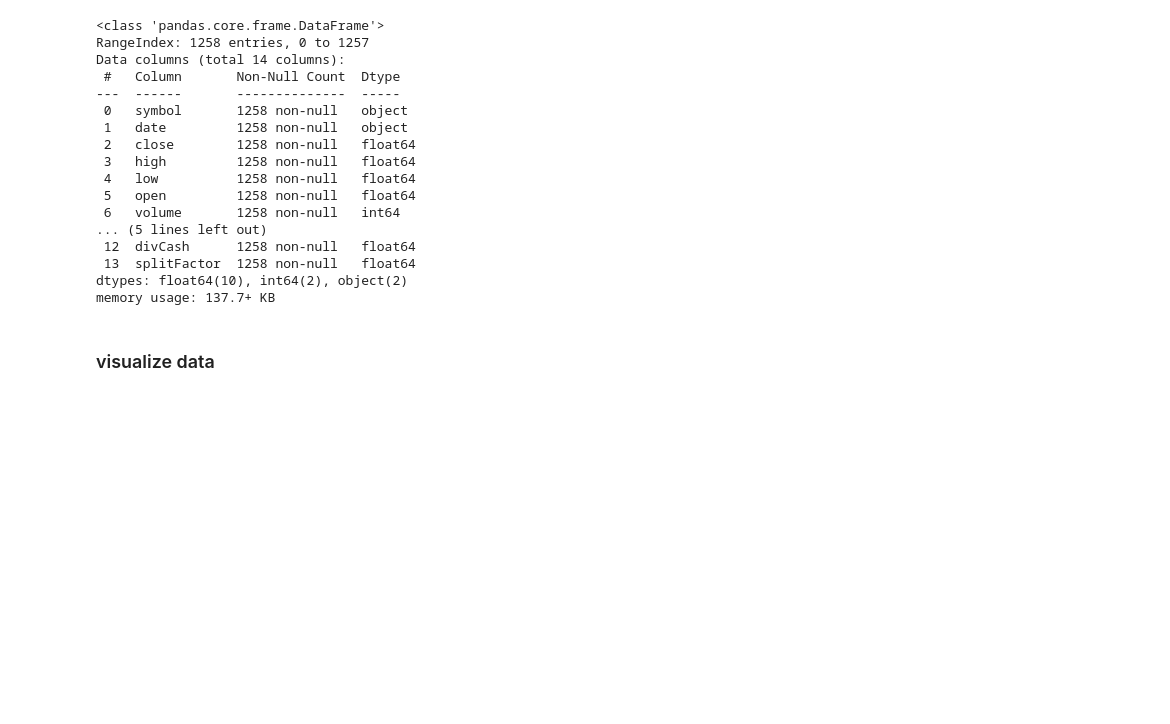
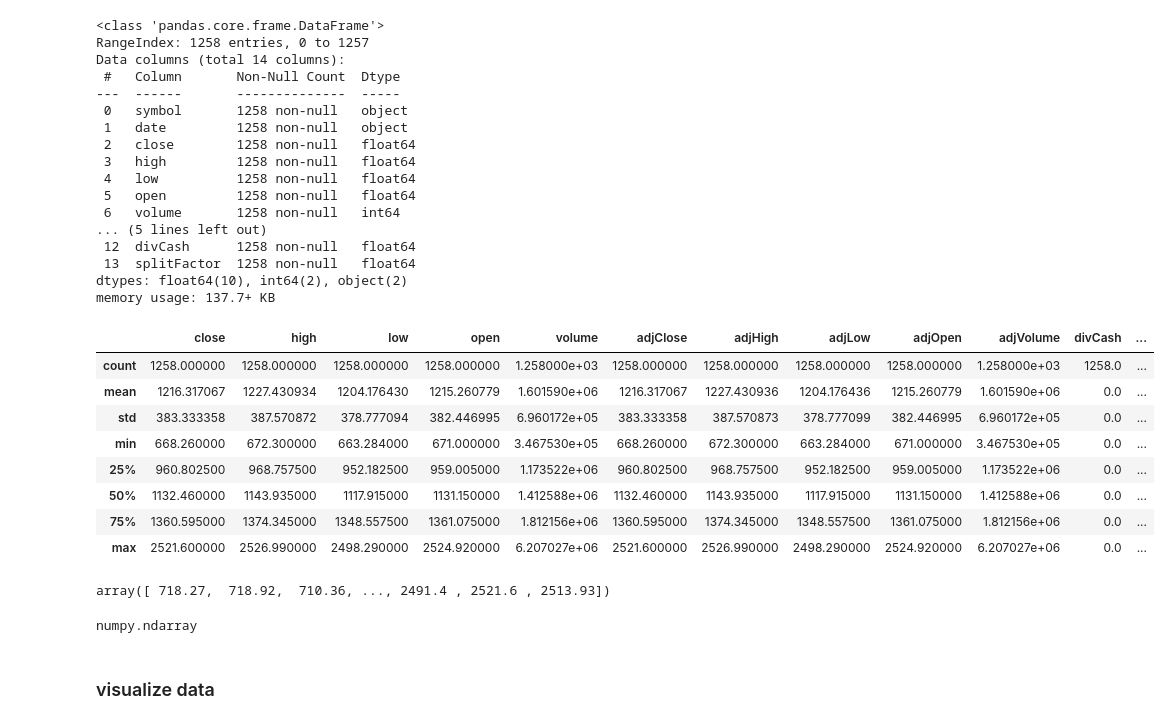
Before and after one commit to Graciele89/Integrated_CA, a Jupyter notebook: 2023346_Integrated_CA.ipynb, the cells around one changed output. Drawn from its saved outputs; the diff is of its cells as text; code cells hidden in the pictures; blank space fills up the shorter version.

```diff
--- a/2023346_Integrated_CA.ipynb
+++ b/2023346_Integrated_CA.ipynb
@@ -54,3 +67,15 @@ Data columns (total 14 columns):
  13  splitFactor  1258 non-null   float64
 dtypes: float64(10), int64(2), object(2)
 memory usage: 137.7+ KB
+# %%
+df.describe()
+# %% [output]
+|  | close | high | low | open | volume | adjClose | adjHigh | adjLow | adjOpen | adjVolume | divCash | ... |
+| count | 1258.000000 | 1258.000000 | 1258.000000 | 1258.000000 | 1.258000e+03 | 1258.000000 | 1258.000000 | 1258.000000 | 1258.000000 | 1.258000e+03 | 1258.0 | ... |
+| mean | 1216.317067 | 1227.430934 | 1204.176430 | 1215.260779 | 1.601590e+06 | 1216.317067 | 1227.430936 | 1204.176436 | 1215.260779 | 1.601590e+06 | 0.0 | ... |
+| std | 383.333358 | 387.570872 | 378.777094 | 382.446995 | 6.960172e+05 | 383.333358 | 387.570873 | 378.777099 | 382.446995 | 6.960172e+05 | 0.0 | ... |
+| min | 668.260000 | 672.300000 | 663.284000 | 671.000000 | 3.467530e+05 | 668.260000 | 672.300000 | 663.284000 | 671.000000 | 3.467530e+05 | 0.0 | ... |
+| 25% | 960.802500 | 968.757500 | 952.182500 | 959.005000 | 1.173522e+06 | 960.802500 | 968.757500 | 952.182500 | 959.005000 | 1.173522e+06 | 0.0 | ... |
+| 50% | 1132.460000 | 1143.935000 | 1117.915000 | 1131.150000 | 1.412588e+06 | 1132.460000 | 1143.935000 | 1117.915000 | 1131.150000 | 1.412588e+06 | 0.0 | ... |
+| 75% | 1360.595000 | 1374.345000 | 1348.557500 | 1361.075000 | 1.812156e+06 | 1360.595000 | 1374.345000 | 1348.557500 | 1361.075000 | 1.812156e+06 | 0.0 | ... |
+| max | 2521.600000 | 2526.990000 | 2498.290000 | 2524.920000 | 6.207027e+06 | 2521.600000 | 2526.990000 | 2498.290000 | 2524.920000 | 6.207027e+06 | 0.0 | ... |
@@ -57,3 +84,11 @@ memory usage: 137.7+ KB
+# %%
+close_df
+# %% [output]
+array([ 718.27,  718.92,  710.36, ..., 2491.4 , 2521.6 , 2513.93])
+# %%
+type(close_df)
+# %% [output]
+numpy.ndarray
 # %% [markdown]
 ### visualize data
 # %%
```
Also changed, not shown: parts of 14 cells of this notebook.
